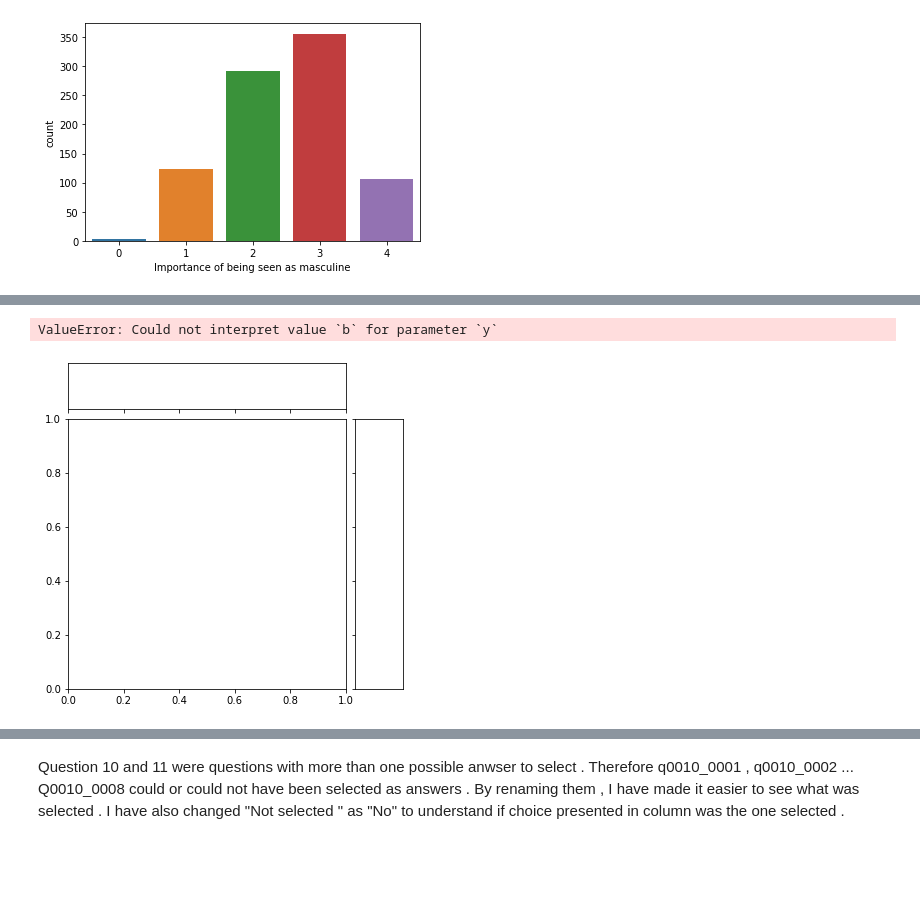
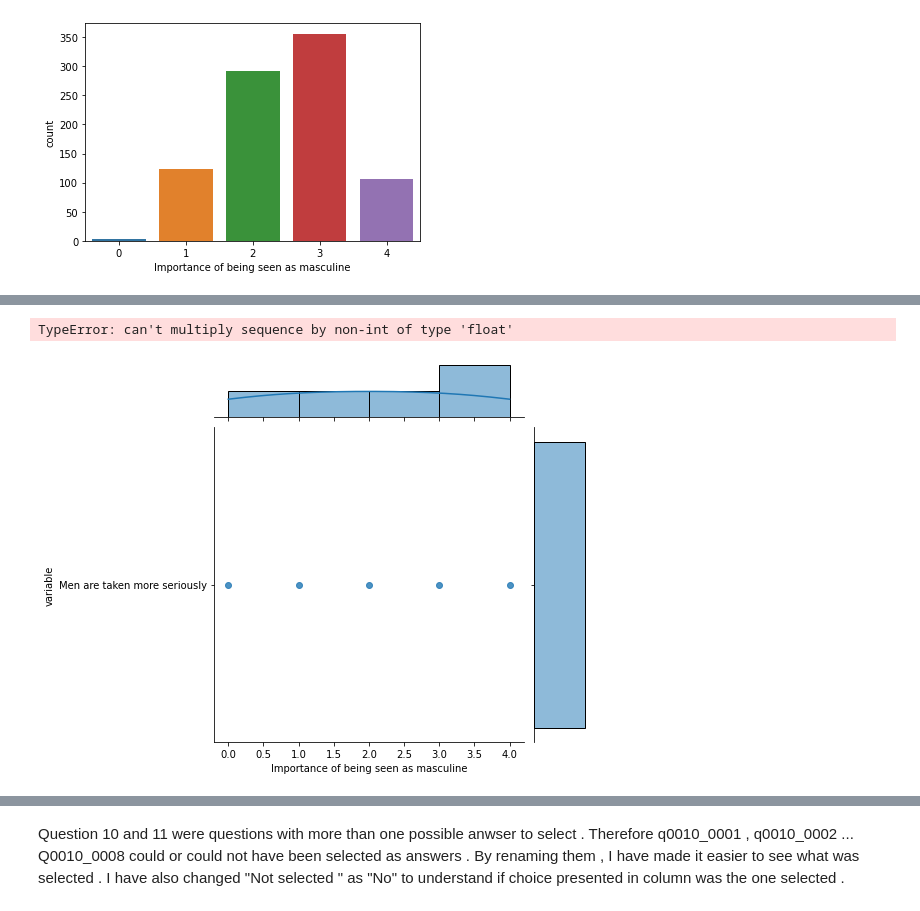
Before and after one commit to data301-2021-winter1/group20-project-, a Jupyter notebook: notebooks/analysis1.ipynb, the cells around one changed output, grey strips where cells are left out. Drawn from its saved outputs; the diff is of its cells as text; code cells hidden in the pictures; blank space fills up the shorter version.

```diff
--- a/notebooks/analysis1.ipynb
+++ b/notebooks/analysis1.ipynb
@@ -243,5 +319,5 @@ sns.despine()
 # %%
-sns.jointplot(x='Importance of being seen as masculine', y='b', data=Dataframe, kind='reg')
+sns.jointplot(x='Importance of being seen as masculine', y='variable', data=result, kind='reg')
 # %% [output]
-ValueError: Could not interpret value `b` for parameter `y`
+TypeError: can't multiply sequence by non-int of type 'float'
-[figure, old version]
+[figure, new version]
```
Also changed, not shown: parts of 56 cells of this notebook, 1 other file.
